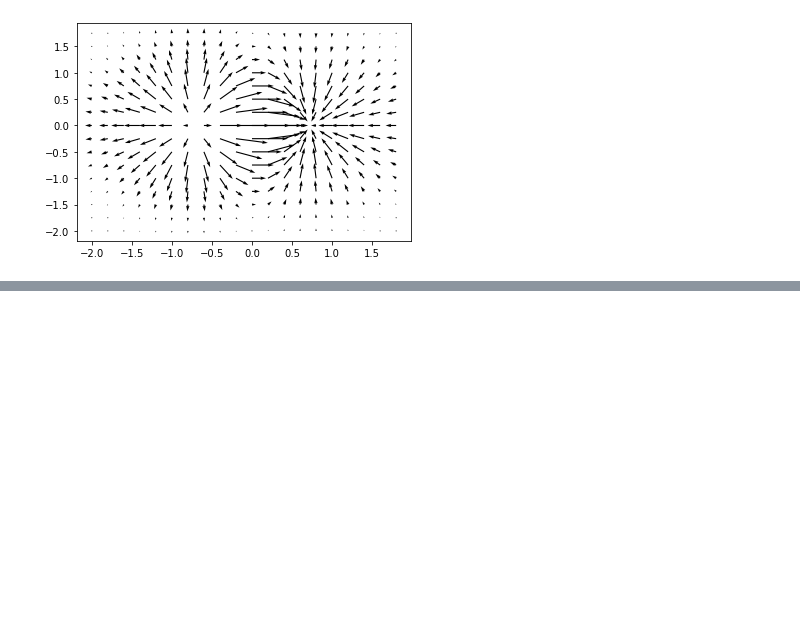
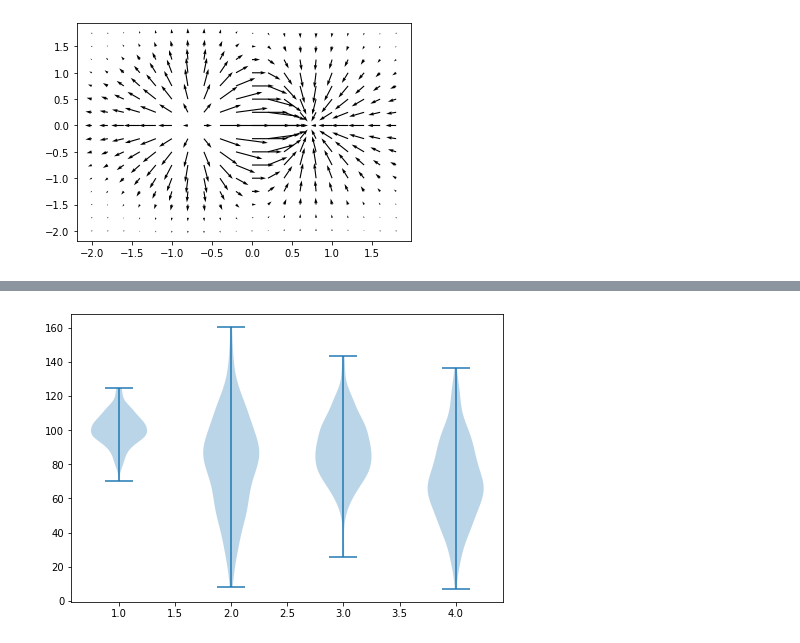
Before and after one commit to FireFlareDb/Pandas, a Jupyter notebook: Pandas/Matplotlib - Pyplot API/Complete Overview.ipynb, the cells around one changed output, grey strips where cells are left out. Cells and saved outputs as stored; diff of their text form; code cells hidden in the pictures; blank space fills up the shorter version.

```diff
--- a/Pandas/Matplotlib - Pyplot API/Untitled.ipynb
+++ b/Pandas/Matplotlib - Pyplot API/Complete Overview.ipynb
@@ -474,0 +493,18 @@ plt.show()
+# %%
+import matplotlib.pyplot as plt
+
+np.random.seed(10)
+collectn_1 = np.random.normal(100, 10, 200)
+collectn_2 = np.random.normal(80, 30, 200)
+collectn_3 = np.random.normal(90, 20, 200)
+collectn_4 = np.random.normal(70, 25, 200)
+
+data_to_plot = [collectn_1, collectn_2, collectn_3, collectn_4]
+
+fig = plt.figure()
+ax = fig.add_axes([0,0,1,1])
+
+bp = ax.violinplot(data_to_plot)
+plt.show()
+# %% [output]
+[figure, added]
```
Also changed, not shown: parts of 11 cells of this notebook, 16 other files.
